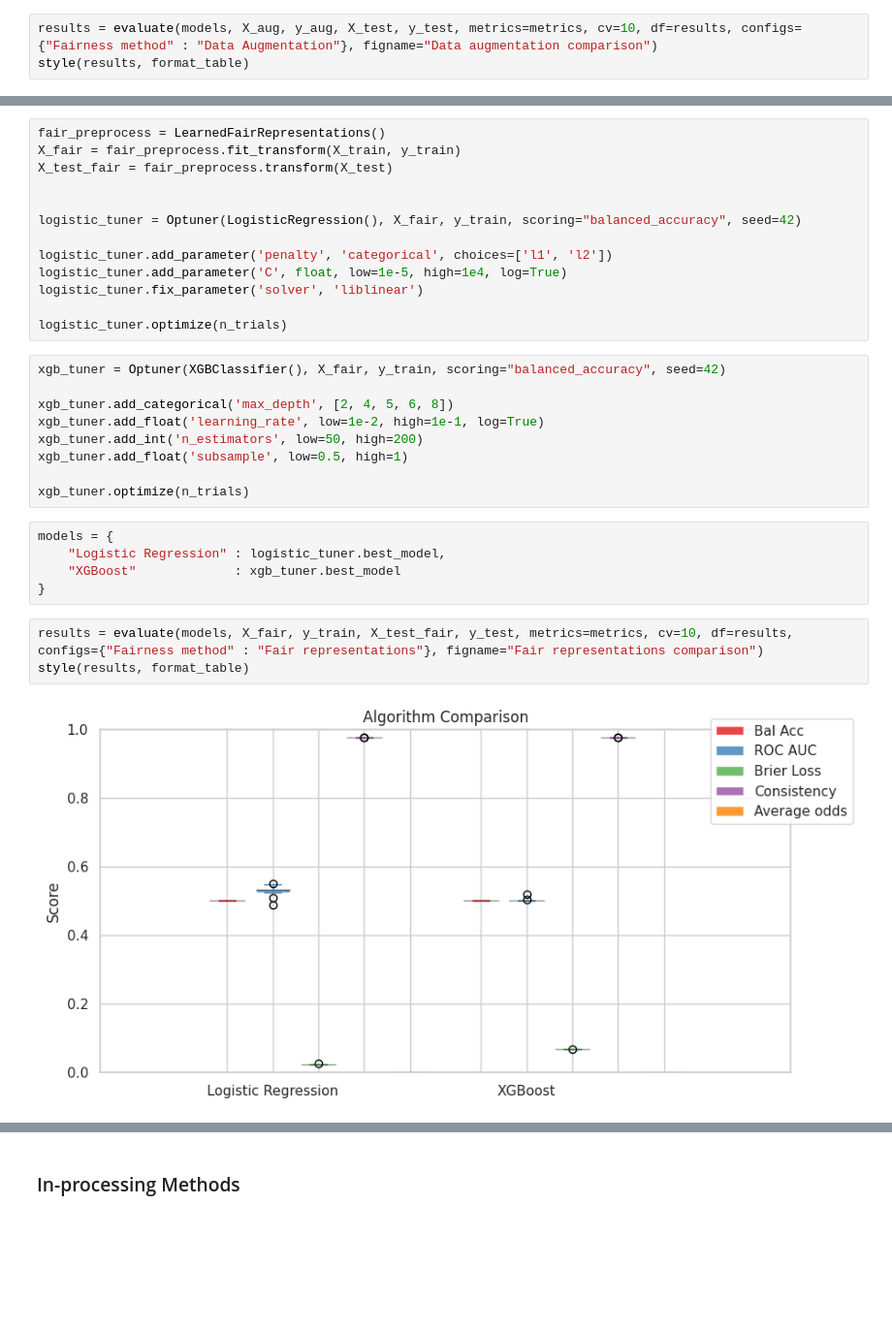
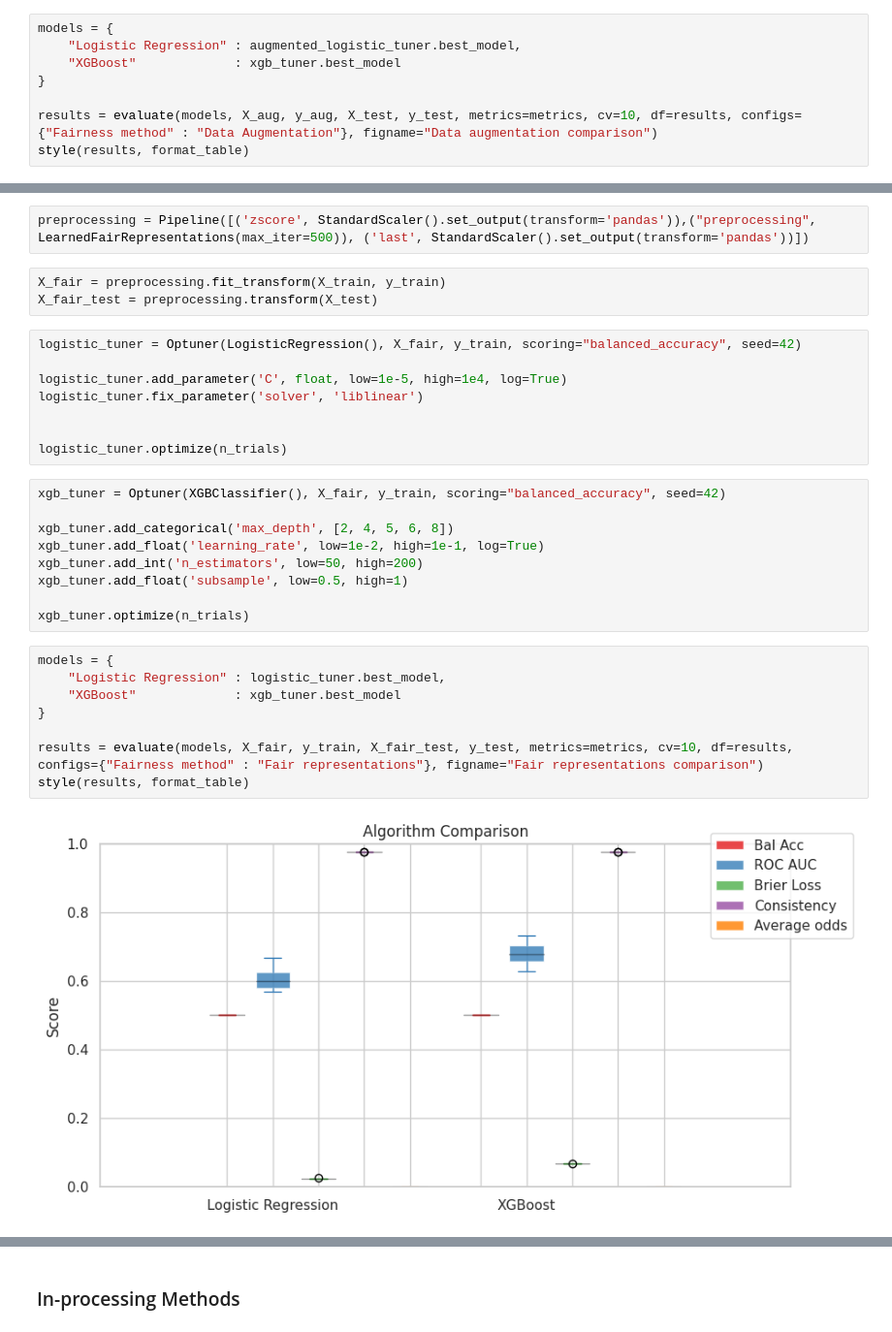
Before and after one commit to DanielGardin/MO810---Aprendizado-de-M-quina--tico, a Jupyter notebook: T4 - Imparcialidade/Notebook 4.1 - Modelagem.ipynb, the cells around one changed output, grey strips where cells are left out. Shown: that part at 97% size. Cells and saved outputs as stored; diff of their text form; blank space fills up the shorter version.

```diff
--- a/T4 - Imparcialidade/Notebook 4.1 - Modelagem.ipynb
+++ b/T4 - Imparcialidade/Notebook 4.1 - Modelagem.ipynb
@@ -509,4 +511,9 @@ models = {
 # %%
+models = {
+    "Logistic Regression" : augmented_logistic_tuner.best_model,
+    "XGBoost"             : xgb_tuner.best_model
+}
+
 results = evaluate(models, X_aug, y_aug, X_test, y_test, metrics=metrics, cv=10, df=results, configs={"Fairness method" : "Data Augmentation"}, figname="Data augmentation comparison")
 style(results, format_table)
 # %% [output]
@@ -531,15 +535,15 @@ pip install 'aif360[FairAdapt]'
+# %%
+preprocessing = Pipeline([('zscore', StandardScaler().set_output(transform='pandas')),("preprocessing", LearnedFairRepresentations(max_iter=500)), ('last', StandardScaler().set_output(transform='pandas'))])
+# %%
+X_fair = preprocessing.fit_transform(X_train, y_train)
+X_fair_test = preprocessing.transform(X_test)
 # %%
-fair_preprocess = LearnedFairRepresentations()
-X_fair = fair_preprocess.fit_transform(X_train, y_train)
-X_test_fair = fair_preprocess.transform(X_test)
-
-
 logistic_tuner = Optuner(LogisticRegression(), X_fair, y_train, scoring="balanced_accuracy", seed=42)
 
-logistic_tuner.add_parameter('penalty', 'categorical', choices=['l1', 'l2'])
 logistic_tuner.add_parameter('C', float, low=1e-5, high=1e4, log=True)
 logistic_tuner.fix_parameter('solver', 'liblinear')
 
+
 logistic_tuner.optimize(n_trials)
 # %%
 xgb_tuner = Optuner(XGBClassifier(), X_fair, y_train, scoring="balanced_accuracy", seed=42)
@@ -550,15 +554,15 @@ xgb_tuner.add_int('n_estimators', low=50, high=200)
 xgb_tuner.add_float('subsample', low=0.5, high=1)
 
 xgb_tuner.optimize(n_trials)
-# %%
-models = {
-    "Logistic Regression" : logistic_tuner.best_model,
-    "XGBoost"             : xgb_tuner.best_model
-}
 # %%
-results = evaluate(models, X_fair, y_train, X_test_fair, y_test, metrics=metrics, cv=10, df=results, configs={"Fairness method" : "Fair representations"}, figname="Fair representations comparison")
+models = {
+    "Logistic Regression" : logistic_tuner.best_model,
+    "XGBoost"             : xgb_tuner.best_model
+}
+
+results = evaluate(models, X_fair, y_train, X_fair_test, y_test, metrics=metrics, cv=10, df=results, configs={"Fairness method" : "Fair representations"}, figname="Fair representations comparison")
 style(results, format_table)
 # %% [output]
-[figure, old version]
+[figure, new version]
 |  |  | Bal Acc | ROC AUC | Brier Loss | Consistency | Average odds |
 | Model | Fairness method |  |  |  |  |  |
```
Also changed, not shown: parts of 27 cells of this notebook, 11 other files.
